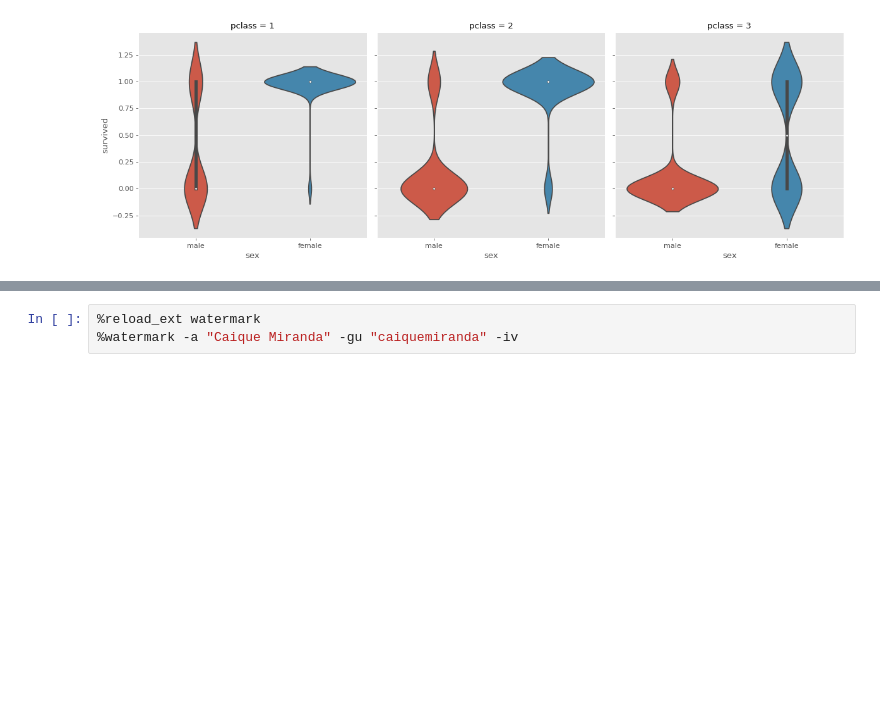
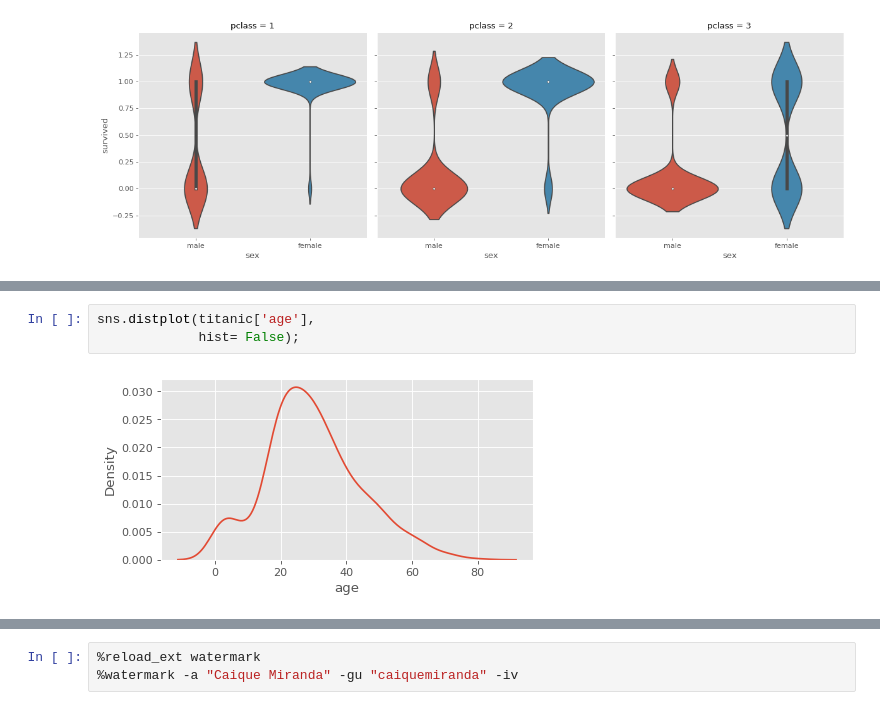
Before and after one commit to caiquemiranda/data-visualization-python, a Jupyter notebook: 10-analysis-visualization-titanic-dataset.ipynb, the cells around one changed output, grey strips where cells are left out. Drawn from its saved outputs; the diff is of its cells as text; blank space fills up the shorter version.

```diff
--- a/10-analysis-visualization-titanic-dataset.ipynb
+++ b/10-analysis-visualization-titanic-dataset.ipynb
@@ -371,0 +392,5 @@ sns.catplot(x= 'sex',
+# %%
+sns.distplot(titanic['age'],
+             hist= False);
+# %% [output]
+[figure, added]
```
Also changed, not shown: parts of 5 cells of this notebook.
